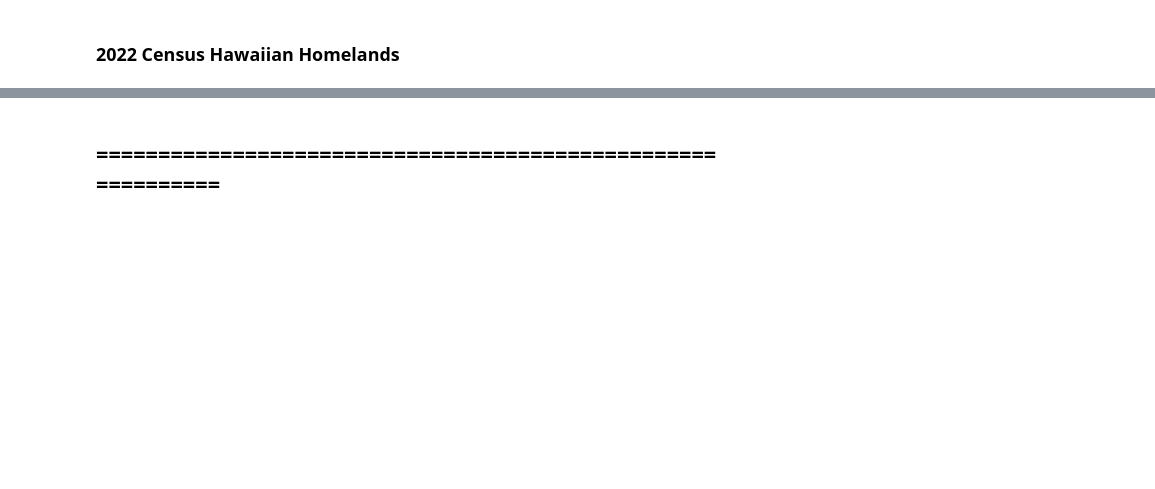
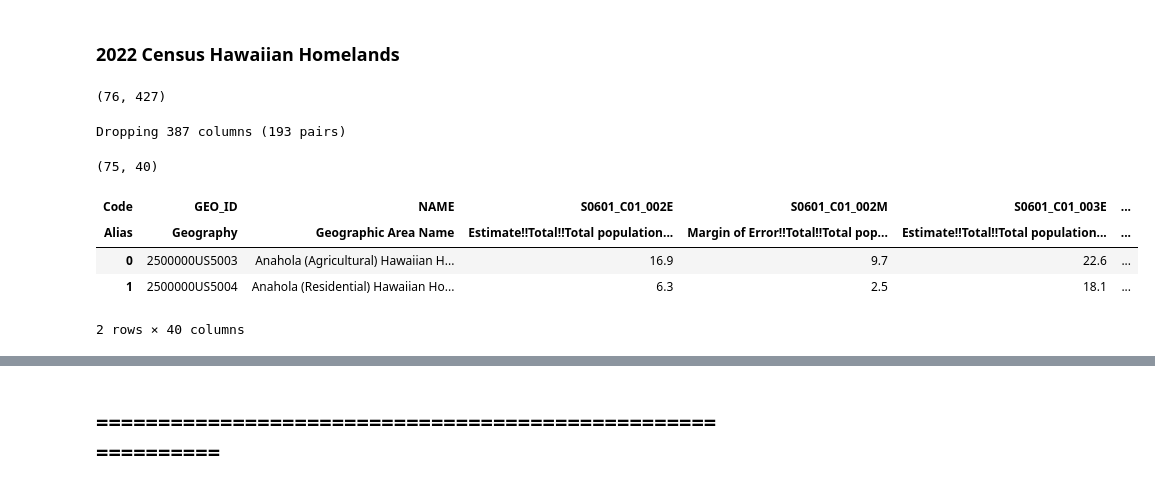
Before and after one commit to UH-CI/ccsvi-dashboard, a Jupyter notebook: notebooks/scovi.ipynb, the cells around one changed output, grey strips where cells are left out. Saved outputs shown, nothing was run; the diff lists cells and outputs as text; code cells hidden in the pictures; blank space fills up the shorter version.

```diff
--- a/notebooks/scovi.ipynb
+++ b/notebooks/scovi.ipynb
@@ -964,24 +990,26 @@ dict_keys(['age_of_structure', 'aggregate_number_of_vehicles_available_by_tenure
 # %%
-# key = "2022_census_hawaiian_homelands"
-# alias = key
-# original_file_path = "All Exposures/Table1/Data Describing Unsafe Conditions/Historical an other disparities_race or origin_and_gender/2022_census_hawaiian_homelands/ACSST5Y2022.S0601-Data.csv"
-# centralized_file_dir = os.path.join(central_path_head, alias)
+key = "2022_census_hawaiian_homelands"
+alias = key
+original_file_path = "All Exposures/Table1/Data Describing Unsafe Conditions/Historical an other disparities_race or origin_and_gender/2022_census_hawaiian_homelands/ACSST5Y2022.S0601-Data.csv"
+centralized_file_dir = os.path.join(central_path_head, alias)
 
-# # Update file_blocks entry
-# file_blocks[key]['original_file_path'] = original_file_path
-# file_blocks[key]['centralized_file_dir'] = centralized_file_dir
+# Update file_blocks entry
+file_blocks[key]['original_file_path'] = original_file_path
+file_blocks[key]['centralized_file_dir'] = centralized_file_dir
 
-# # # Copy the file to a centralized directory
-# # copy_file(original_file_path, centralized_file_dir)
+# # Copy the file to a centralized directory
+# copy_file(original_file_path, centralized_file_dir)
 
-# # Build path to centralized directory path
-# file_name = os.path.basename(original_file_path)
-# file = os.path.join(centralized_file_dir, file_name)
+# Build path to centralized directory path
+file_name = os.path.basename(original_file_path)
+file = os.path.join(centralized_file_dir, file_name)
 
-# cols_to_drop = file_blocks[key]['cols_to_drop']
-# column_mapping_dict = file_blocks[key]['code_to_alias_column_mappings']
+cols_to_drop = file_blocks[key]['cols_to_drop']
+column_mapping_dict = file_blocks[key]['code_to_alias_column_mappings']
 
-# alias_df = map_census_aliases(file, column_mapping_dict)
+alias_df = map_census_aliases(file, column_mapping_dict)
 
-# hawaiian_homelands_2022_df = pd.read_csv(file)
-# hawaiian_homelands_2022_df.shape
+hawaiian_homelands_2022_df = pd.read_csv(file)
+hawaiian_homelands_2022_df.shape
+# %% [output]
+(76, 427)
@@ -990,7 +1016,16 @@ dict_keys(['age_of_structure', 'aggregate_number_of_vehicles_available_by_tenure
 # %%
-# test = census_drop_cols(alias_df, cols_to_drop)
-# test.shape
+test = census_drop_cols(alias_df, cols_to_drop)
+test.shape
+# %% [output]
+Dropping 387 columns (193 pairs)
+(75, 40)
 # %%
-# test.head(2)
+test.head(2)
+# %% [output]
+| Code | GEO_ID | NAME | S0601_C01_002E | S0601_C01_002M | S0601_C01_003E | ... |
+| Alias | Geography | Geographic Area Name | Estimate!!Total!!Total population... | Margin of Error!!Total!!Total pop... | Estimate!!Total!!Total population... | ... |
+| 0 | 2500000US5003 | Anahola (Agricultural) Hawaiian H... | 16.9 | 9.7 | 22.6 | ... |
+| 1 | 2500000US5004 | Anahola (Residential) Hawaiian Ho... | 6.3 | 2.5 | 18.1 | ... |
+2 rows × 40 columns
 # %%
 # export_census_csv(test, cleaned_path_head, f"{alias}.csv", True)
```
Also changed, not shown: parts of 105 cells of this notebook, 1 other file.
